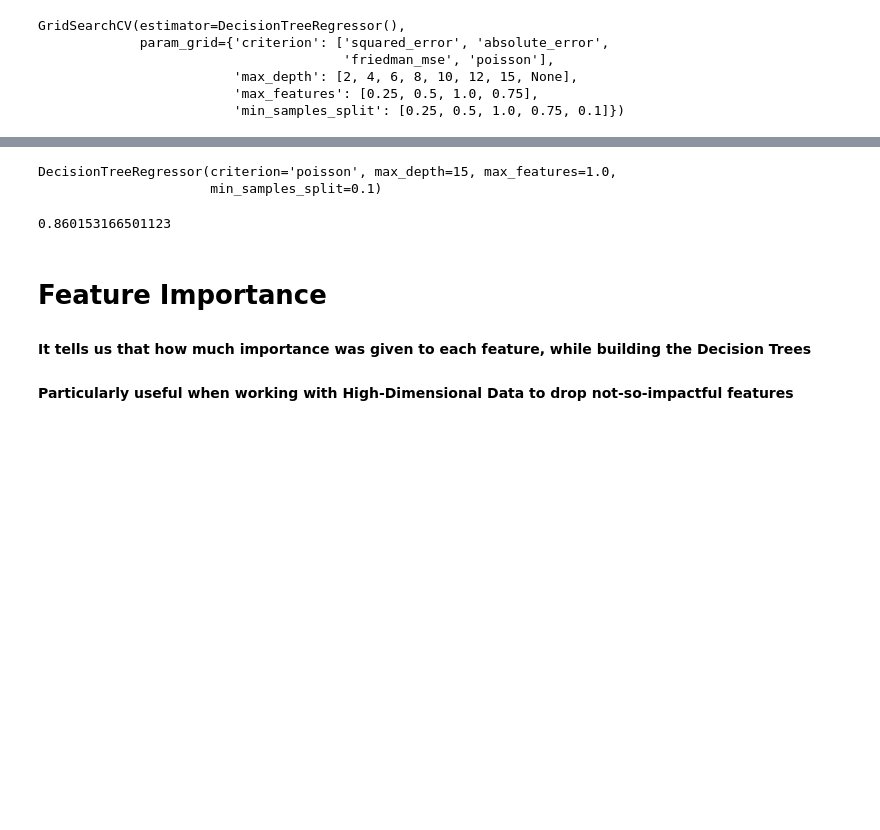
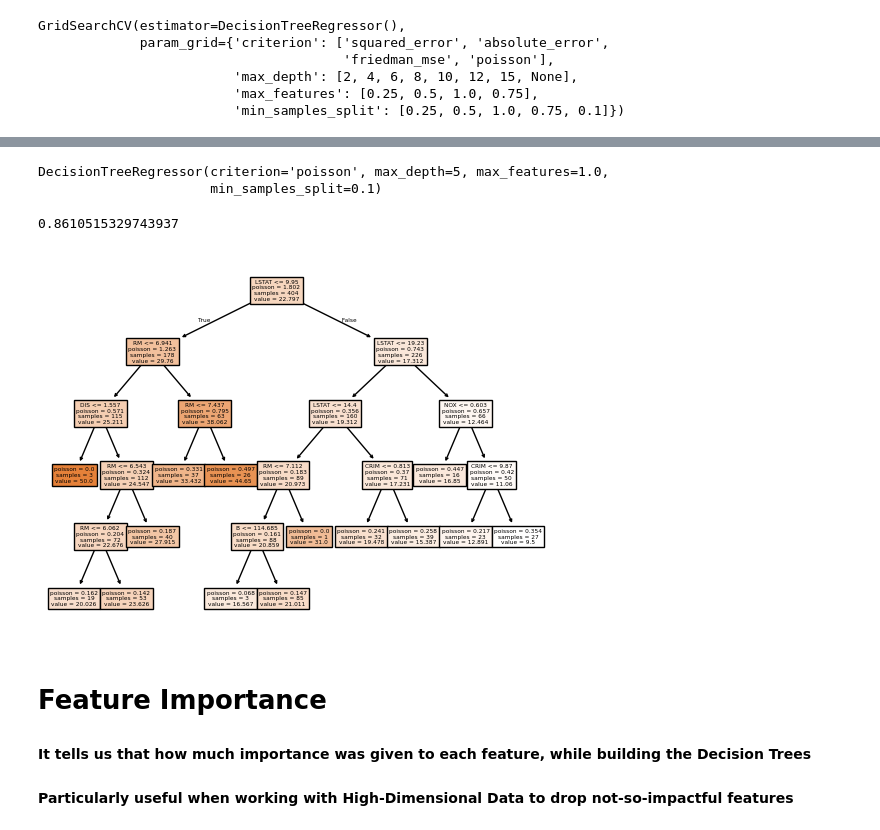
Before and after one commit to satanix0/data-science, a Jupyter notebook: M11_Decision Trees/regression_tree_example.ipynb, the cells around one changed output, grey strips where cells are left out. Drawn from its saved outputs; the diff is of its cells as text; code cells hidden in the pictures; blank space fills up the shorter version.

```diff
--- a/M11_Decision Trees/regression_tree_example.ipynb
+++ b/M11_Decision Trees/regression_tree_example.ipynb
@@ -93,16 +97,22 @@ reg.best_params_
  'min_samples_split': 0.1}
 # %%
-rt_optimised = DecisionTreeRegressor(criterion = 'poisson', max_depth=15, max_features= 1.0, min_samples_split= 0.1)
+rt_optimised = DecisionTreeRegressor(criterion = 'poisson', max_depth=5, max_features= 1.0, min_samples_split= 0.1)
 rt_optimised.fit(X_train,y_train)
 # %% [output]
-DecisionTreeRegressor(criterion='poisson', max_depth=15, max_features=1.0,
+DecisionTreeRegressor(criterion='poisson', max_depth=5, max_features=1.0,
                       min_samples_split=0.1)
 # %%
 y_pred_opm = rt_optimised.predict(X_test)
 # %%
 r2_score(y_test,y_pred_opm)
 # %% [output]
-0.860153166501123
+0.8610515329743937
+# %%
+from sklearn.tree import plot_tree
+
+plot_tree(rt_optimised, feature_names=X.columns,filled=True);
+# %% [output]
+[figure, added]
 # %% [markdown]
 # Feature Importance
 #### It tells us that how much importance was given to each feature, while building the Decision Trees
```
Also changed, not shown: parts of 4 cells of this notebook, 31 other files.
